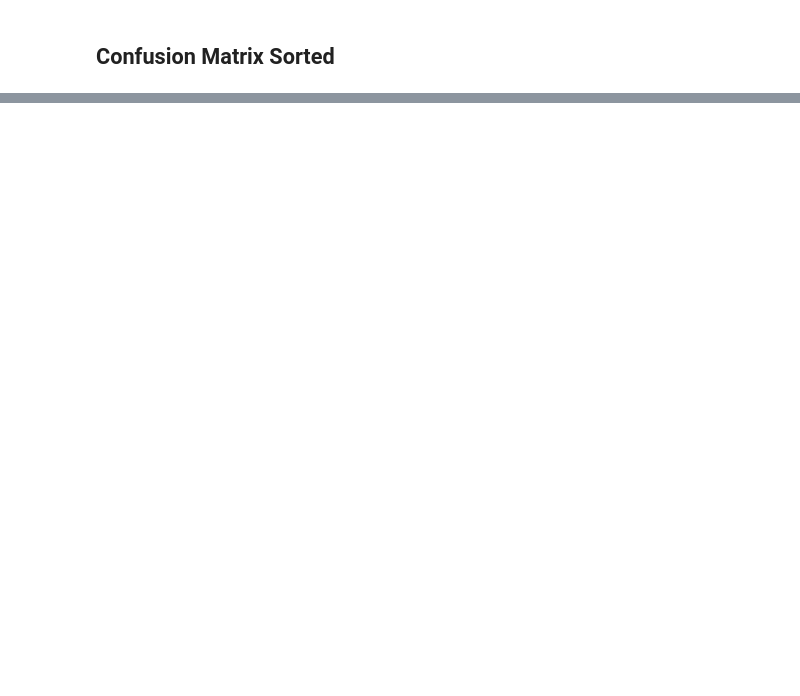
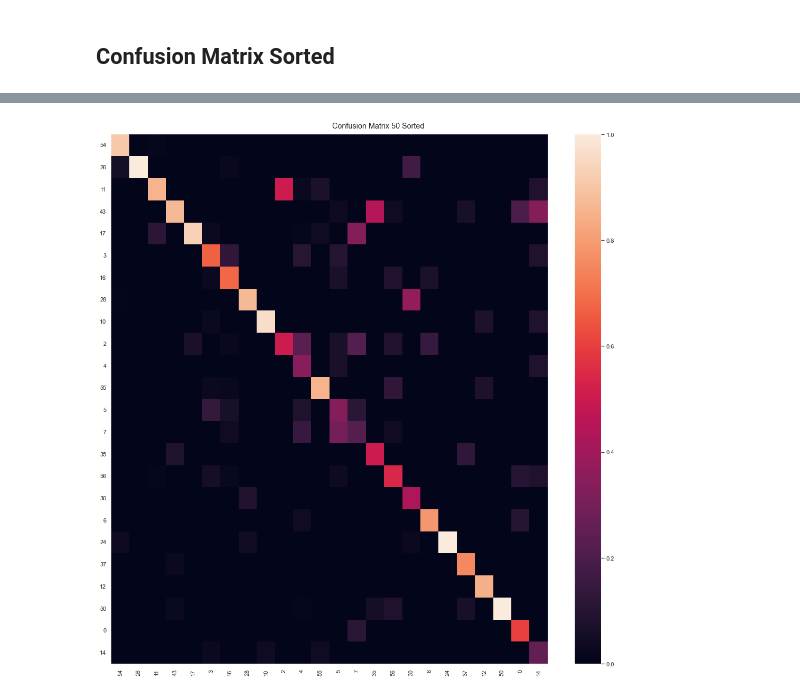
Before and after one commit to samuelnojadera/china-traffic-sign-classification, a Jupyter notebook: cnn.ipynb, the cells around one changed output, grey strips where cells are left out. Cells and saved outputs as stored; diff of their text form; code cells hidden in the pictures; blank space fills up the shorter version.

```diff
--- a/cnn.ipynb
+++ b/cnn.ipynb
@@ -531,0 +507,26 @@ predictions_df
+# %%
+sorted_classes = df_test.loc[idx_50_test]['Labels'].value_counts().index
+predictions_df = pd.DataFrame(predictions_50, columns=test_labels_50.columns).loc[:, sorted_classes]
+sorted_labels = test_labels_50.loc[:, sorted_classes]
+
+sorted_matrix = confusion_matrix(
+    y_true=[np.argmax(value) for value in sorted_labels.values],
+    y_pred=[np.argmax(prediction) for prediction in predictions_df.values],
+    normalize='pred'
+    )
+
+fig, ax = plt.subplots(1, 1)
+sns.heatmap(
+    sorted_matrix, ax=ax,
+    xticklabels=predictions_df.columns, yticklabels=predictions_df.columns
+    )
+
+fig.set(
+    figheight=15, figwidth=15
+)
+
+fig.suptitle('Confusion Matrix 50 Sorted')
+fig.tight_layout()
+fig.savefig('visualizations/heatmap_sorted_50.png')
+# %% [output]
+[figure, added]
```
Also changed, not shown: parts of 12 cells of this notebook, 9 other files.
